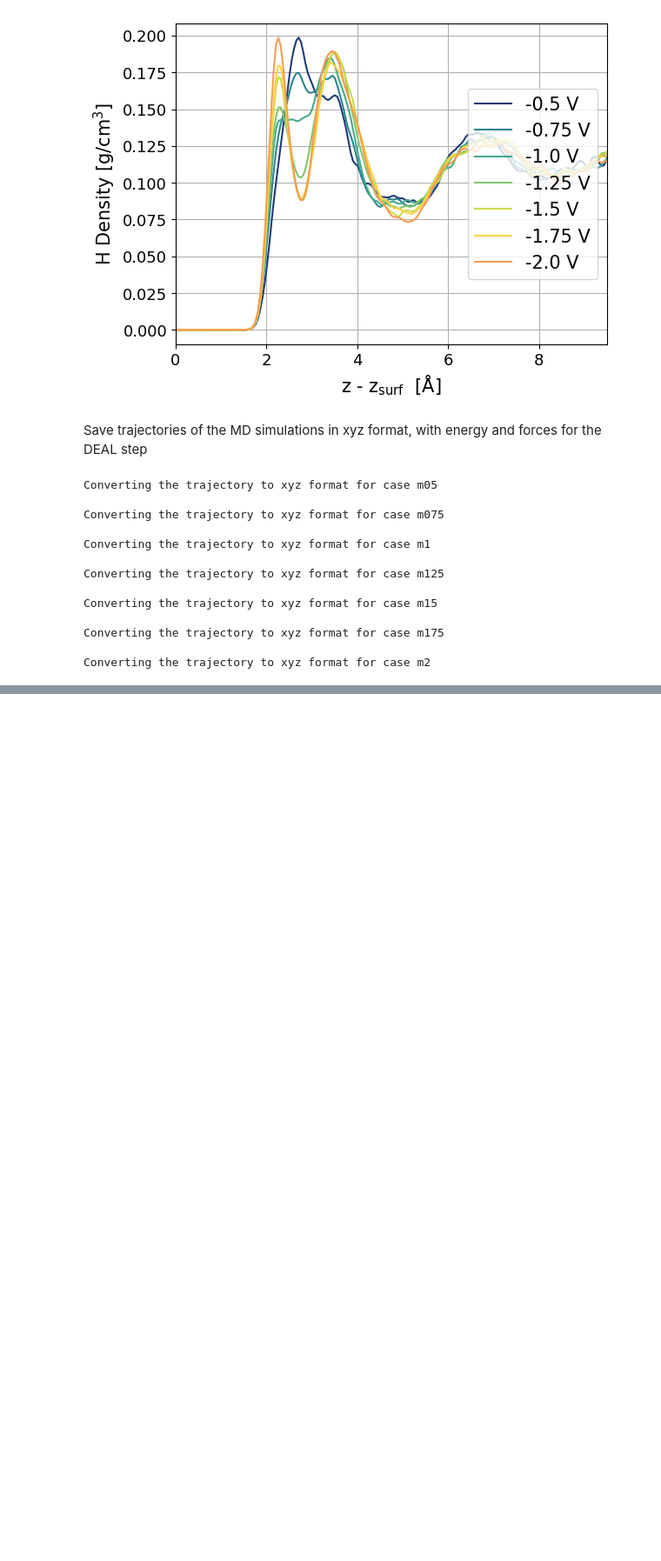
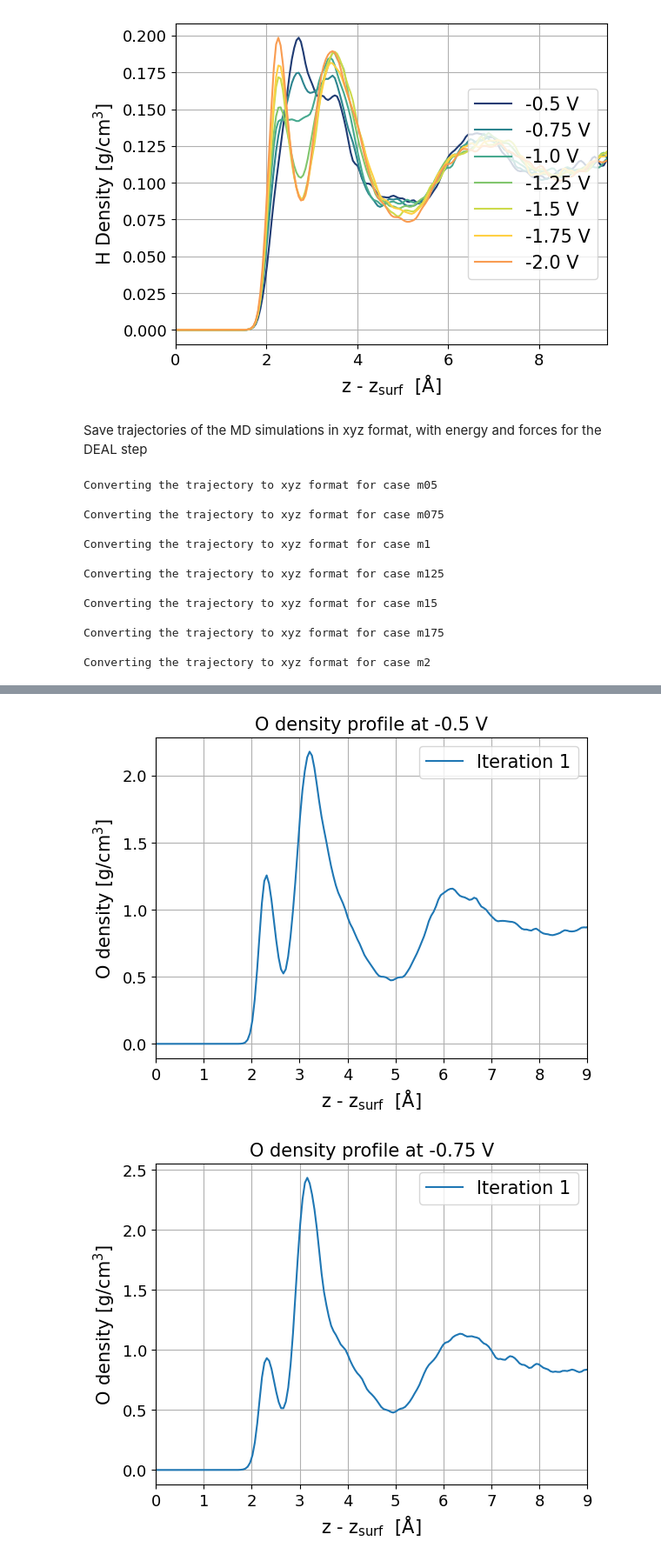
Before and after one commit to michelegiovannibianchi/TRECI, a Jupyter notebook: Constant_potential/Step_2-MD.ipynb, the cells around one changed output, grey strips where cells are left out. Shown at 87% size. Saved outputs shown, nothing was run; the diff lists cells and outputs as text; code cells hidden in the pictures; blank space fills up the shorter version.

```diff
--- a/Constant_potential/Step_2-MD.ipynb
+++ b/Constant_potential/Step_2-MD.ipynb
@@ -231,6 +232,8 @@ Evaluate the solvent density profile from the MD trajectories
 # good indication of the reliability of the ML potential
 from workflow_utils.python_utils import compute_solvent_density_profile
 
+#Specify the number of the Active Learning iteration
+round = 2
 os.chdir('MD')
 
 for V in V_vector_labels:
@@ -245,10 +248,10 @@ for V in V_vector_labels:
                                                                                             )
 
     # Save to file the density profile
-    os.makedirs('results',exist_ok=True)
-    np.savetxt(f'results/z_profile_{V}_kde.dat',bin_center)
-    np.savetxt(f'results/O_profile_{V}_kde.dat',density_O_g_cm3_kde)
-    np.savetxt(f'results/H_profile_{V}_kde.dat',density_H_g_cm3_kde)
+    os.makedirs(f'results_round_{round}',exist_ok=True)
+    np.savetxt(f'results_round_{round}/z_profile_{V}_kde.dat',bin_center)
+    np.savetxt(f'results_round_{round}/O_profile_{V}_kde.dat',density_O_g_cm3_kde)
+    np.savetxt(f'results_round_{round}/H_profile_{V}_kde.dat',density_H_g_cm3_kde)
 
 # Choose a color palette (e.g., 'fessa_r' has 7 distinct colors)
 from fessa_color_palette import fessa
@@ -261,8 +264,8 @@ palette = [cmap(i / len(V_vector_labels)) for i in range(len(V_vector_labels))]
 # Plot the comparison of the O density profiles at different potentials
 
 for V, V_format_number, color in zip(V_vector_labels,V_vector,palette):
-    bin_center = np.loadtxt(f'results/z_profile_{V}_kde.dat')
-    density_O_g_cm3_kde = np.loadtxt(f'results/O_profile_{V}_kde.dat')
+    bin_center = np.loadtxt(f'results_round_{round}/z_profile_{V}_kde.dat')
+    density_O_g_cm3_kde = np.loadtxt(f'results_round_{round}/O_profile_{V}_kde.dat')
     plt.plot(bin_center, density_O_g_cm3_kde, color=color, label=f'{V_format_number} V')
 
 params = {'mathtext.default': 'regular' }
@@ -274,14 +277,14 @@ plt.xticks(fontsize=13)
 plt.grid()
 plt.xlim([0,9.5])
 plt.legend(fontsize=15)
-plt.savefig('results/O_density_V_comparison_kde.png',dpi=500)
+plt.savefig(f'results_round_{round}/O_density_V_comparison_kde.png',dpi=500)
 plt.show()
 
 # Plot the comparison of the H density profiles at different potentials
 
 for V, V_format_number, color in zip(V_vector_labels,V_vector,palette):
-    bin_center = np.loadtxt(f'results/z_profile_{V}_kde.dat')
-    density_H_g_cm3_kde = np.loadtxt(f'results/H_profile_{V}_kde.dat')
+    bin_center = np.loadtxt(f'results_round_{round}/z_profile_{V}_kde.dat')
+    density_H_g_cm3_kde = np.loadtxt(f'results_round_{round}/H_profile_{V}_kde.dat')
     plt.plot(bin_center, density_H_g_cm3_kde, color=color, label=f'{V_format_number} V')
 
 params = {'mathtext.default': 'regular' }
@@ -293,7 +296,7 @@ plt.xticks(fontsize=13)
 plt.grid()
 plt.xlim([0,9.5])
 plt.legend(fontsize=15,loc='right')
-plt.savefig('results/H_density_V_comparison_kde.png',dpi=500)
+plt.savefig(f'results_round_{round}/H_density_V_comparison_kde.png',dpi=500)
 plt.show()
 
 os.chdir('..')
@@ -353,0 +362,24 @@ Converting the trajectory to xyz format for case m2
+# %%
+for V, V_format_number, in zip(V_vector_labels,V_vector):
+    file_paths = glob.glob("MD/results_round_*")
+    counter=0
+    for path in natsorted(file_paths):
+        z=np.loadtxt(path+f"/z_profile_{V}_kde.dat")
+        O=np.loadtxt(path+f"/O_profile_{V}_kde.dat")
+        counter=counter+1
+        plt.plot(z,O,label=f"Iteration {counter}")
+
+    params = {'mathtext.default': 'regular' }
+    plt.rcParams.update(params)
+    plt.title(f'O density profile at {V_format_number} V',fontsize=15)
+    plt.xlabel('z - z$_{surf}$  [$\AA$]',fontsize=15)
+    plt.ylabel('O density [g/cm$^{3}$]',fontsize=15)
+    plt.yticks(fontsize=13)
+    plt.xticks(fontsize=13)
+    plt.grid()
+    plt.xlim([0,9])
+    plt.legend(fontsize=15)
+    plt.show()
+# %% [output]
+[figure, added]
+[figure, added]
```
Also changed, not shown: parts of 6 cells of this notebook, 51 other files.
